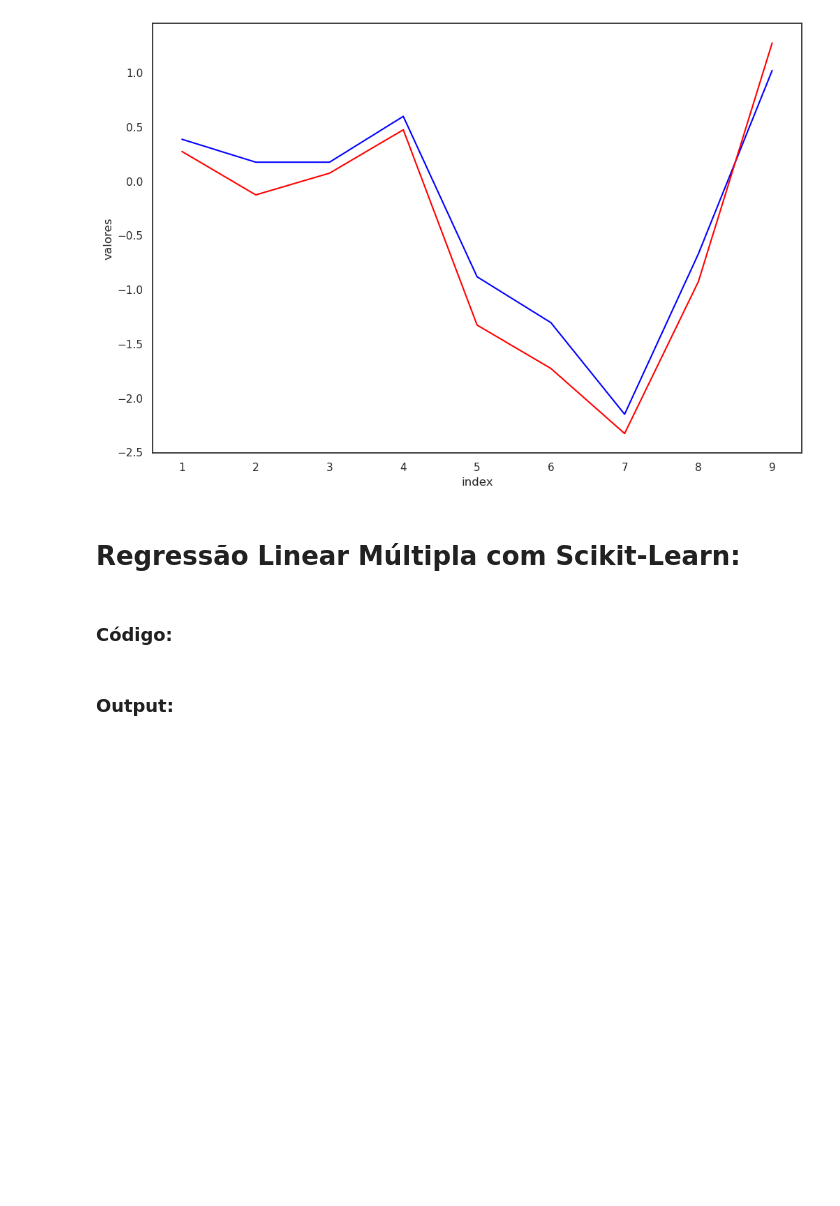
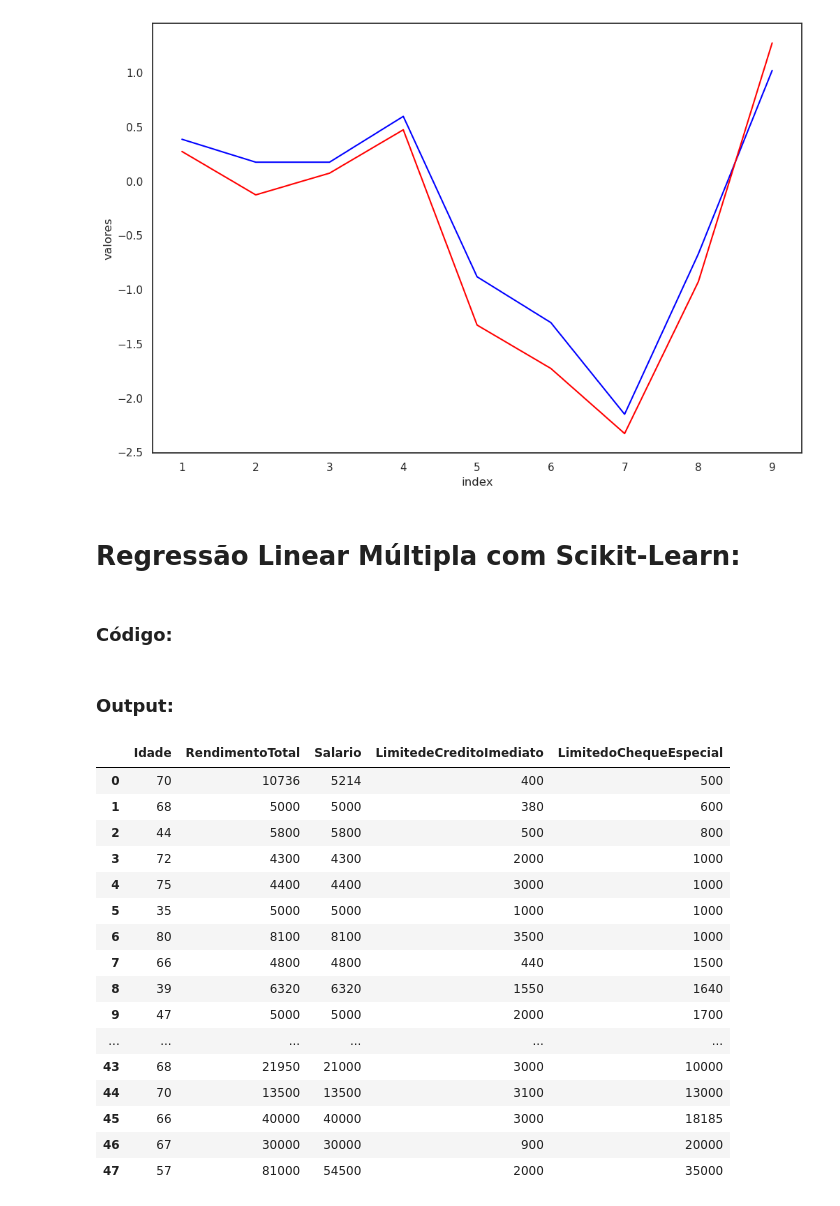
Before and after one commit to SamuelBarbosaDev/DataExpert, a Jupyter notebook: core/core/slots/7/main.ipynb, the cells around one changed output. Saved outputs shown, nothing was run; the diff lists cells and outputs as text; code cells hidden in the pictures; blank space fills up the shorter version.

```diff
--- a/core/core/slots/7/main.ipynb
+++ b/core/core/slots/7/main.ipynb
@@ -1369,2 +1307,22 @@ if __name__ == '__main__':
 # %% [markdown]
 ### Output:
+# %%
+display(df_limit_dymmy.head())
+# %% [output]
+|  | Idade | RendimentoTotal | Salario | LimitedeCreditoImediato | LimitedoChequeEspecial |
+| 0 | 70 | 10736 | 5214 | 400 | 500 |
+| 1 | 68 | 5000 | 5000 | 380 | 600 |
+| 2 | 44 | 5800 | 5800 | 500 | 800 |
+| 3 | 72 | 4300 | 4300 | 2000 | 1000 |
+| 4 | 75 | 4400 | 4400 | 3000 | 1000 |
+| 5 | 35 | 5000 | 5000 | 1000 | 1000 |
+| 6 | 80 | 8100 | 8100 | 3500 | 1000 |
+| 7 | 66 | 4800 | 4800 | 440 | 1500 |
+| 8 | 39 | 6320 | 6320 | 1550 | 1640 |
+| 9 | 47 | 5000 | 5000 | 2000 | 1700 |
+| ... | ... | ... | ... | ... | ... |
+| 43 | 68 | 21950 | 21000 | 3000 | 10000 |
+| 44 | 70 | 13500 | 13500 | 3100 | 13000 |
+| 45 | 66 | 40000 | 40000 | 3000 | 18185 |
+| 46 | 67 | 30000 | 30000 | 900 | 20000 |
+| 47 | 57 | 81000 | 54500 | 2000 | 35000 |
```
Also changed, not shown: parts of 19 cells of this notebook, 4 other files.
